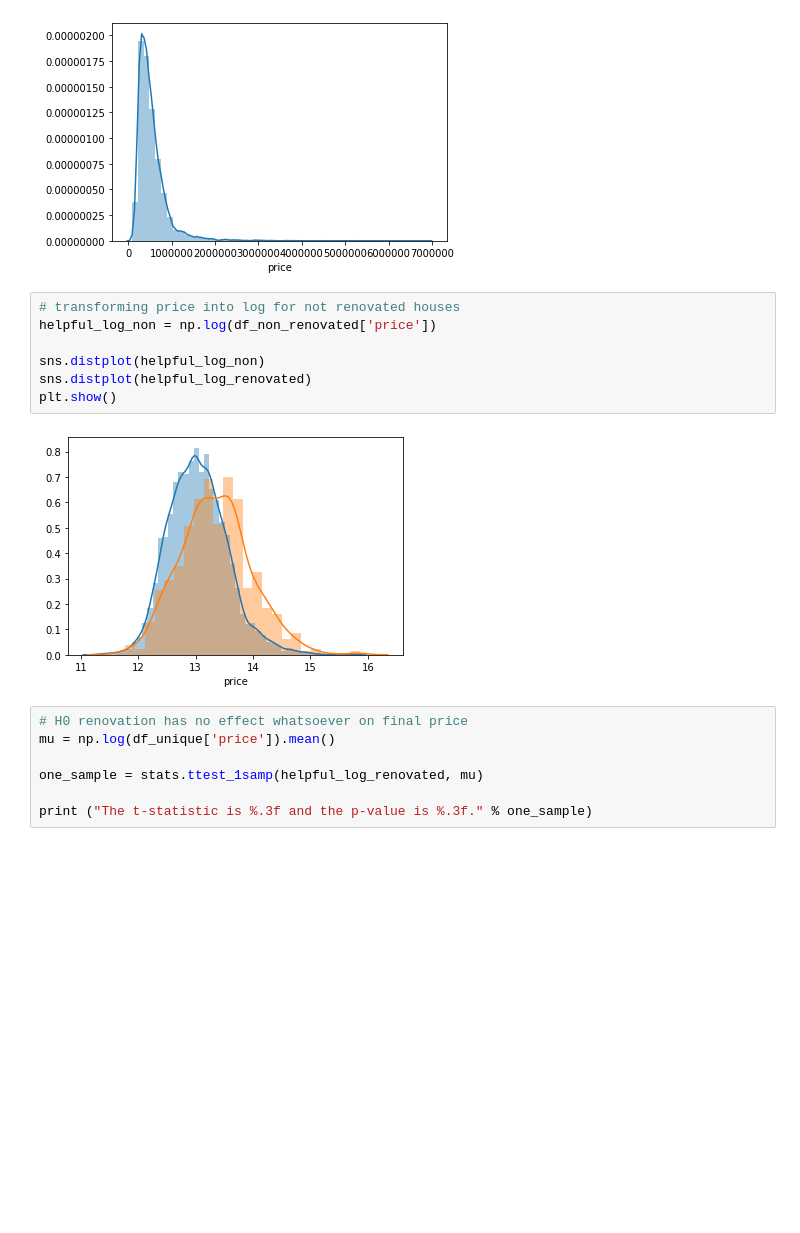
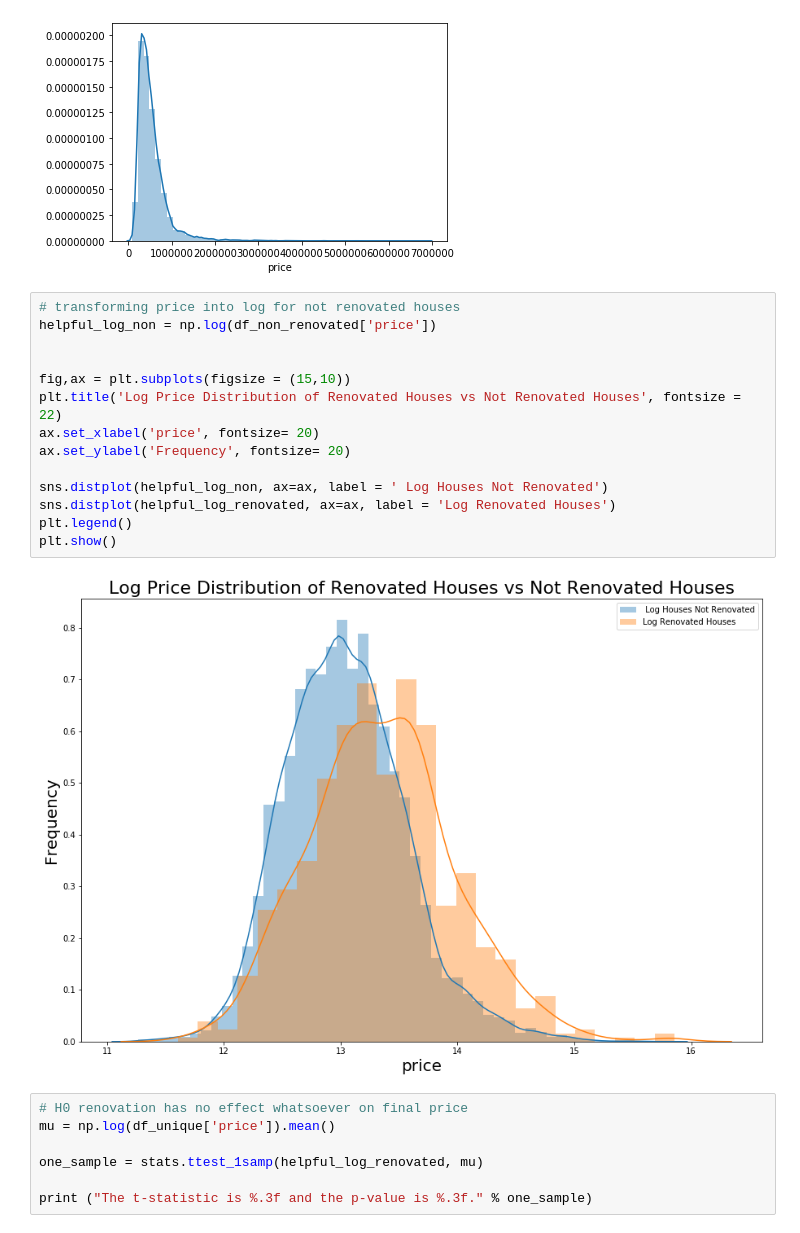
Before and after one commit to matteomm/dsc-mod-2-project-v2-1-london-ds-02172020, a Jupyter notebook: index_EDA.ipynb, the cells around one changed output. Saved outputs shown, nothing was run; the diff lists cells and outputs as text; blank space fills up the shorter version.

```diff
--- a/index_EDA.ipynb
+++ b/index_EDA.ipynb
@@ -187,12 +199,19 @@ graph_non_renovated = sns.distplot(df_non_renovated['price'])
 # %%
 # transforming price into log for not renovated houses
 helpful_log_non = np.log(df_non_renovated['price'])
 
-sns.distplot(helpful_log_non)
-sns.distplot(helpful_log_renovated)
+
+fig,ax = plt.subplots(figsize = (15,10))
+plt.title('Log Price Distribution of Renovated Houses vs Not Renovated Houses', fontsize = 22)
+ax.set_xlabel('price', fontsize= 20)
+ax.set_ylabel('Frequency', fontsize= 20)
+
+sns.distplot(helpful_log_non, ax=ax, label = ' Log Houses Not Renovated')
+sns.distplot(helpful_log_renovated, ax=ax, label = 'Log Renovated Houses')
+plt.legend()
 plt.show()
 # %% [output]
-[figure, old version]
+[figure, new version]
 # %%
 # H0 renovation has no effect whatsoever on final price
 mu = np.log(df_unique['price']).mean()
```
Also changed, not shown: parts of 10 cells of this notebook.
